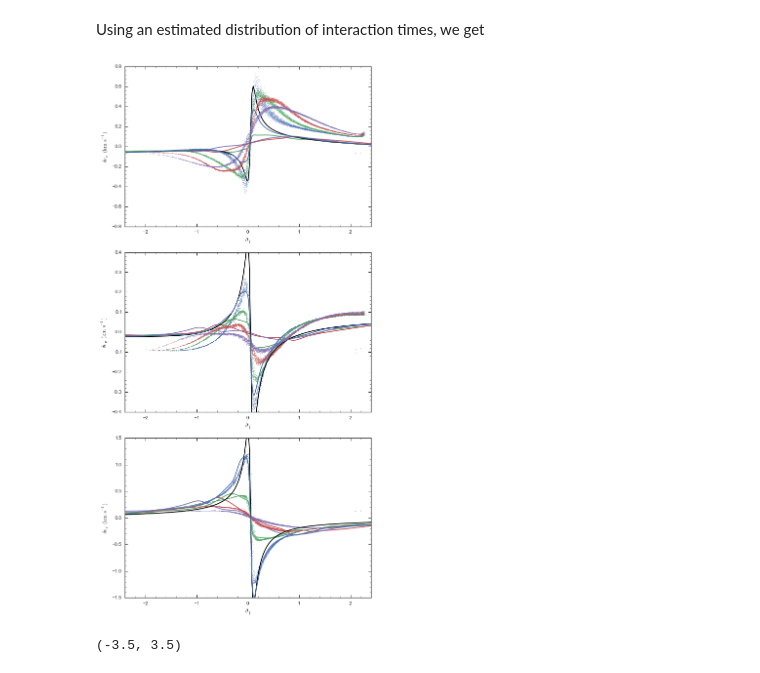
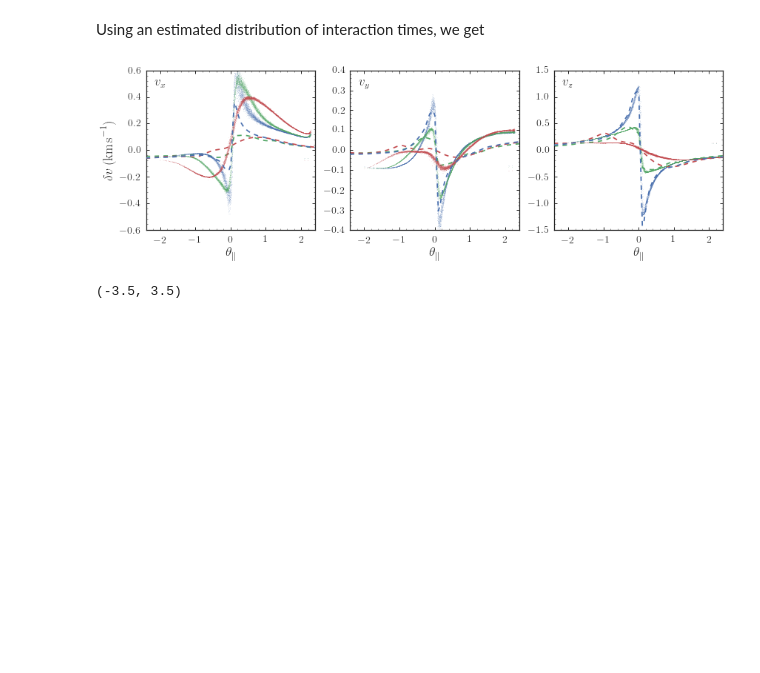
Before and after one commit to jobovy/stream-stream, a Jupyter notebook: py/SnapshotAnalysis.ipynb, the cells around one changed output. Cells and saved outputs as stored; diff of their text form; code cells hidden in the pictures; blank space fills up the shorter version.

```diff
--- a/py/SnapshotAnalysis.ipynb
+++ b/py/SnapshotAnalysis.ipynb
@@ -766,3 +723,5 @@ apar_gc= impact_apar+impact_Opar*t_gc
+# %%
+stream_orbit= calc_deltav.get_stream_orbit(snap_gc,apar)
 # %%
 try:
     reload(galpy.df_src.streamgapdf)
@@ -784,5 +743,10 @@ b, e= numpy.histogram(dt_0p5[True^numpy.isnan(dt_0p5)]-numpy.median(dt_0p5),bins
 tInterp_0p5= interpolate.UnivariateSpline(0.5*(numpy.roll(e,1)+e)[1:],b,k=3,s=0.01)
 GSigma_0p5= lambda t: 10.**-2./bovy_conversion.mass_in_1010msol(V0,R0)*tInterp_0p5(t)
+# %%
+GSigma_0p125= lambda t: 10.**-2./bovy_conversion.mass_in_1010msol(V0,R0)/5. if numpy.fabs(t) < 2.5 else 0.
+GSigma_0p25= lambda t: 10.**-2./bovy_conversion.mass_in_1010msol(V0,R0)/5. if numpy.fabs(t) < 2.5 else 0.
+GSigma_0p375= lambda t: 10.**-2./bovy_conversion.mass_in_1010msol(V0,R0)/7. if numpy.fabs(t) < 3.5 else 0.
+GSigma_0p5= lambda t: 10.**-2./bovy_conversion.mass_in_1010msol(V0,R0)/4. if numpy.fabs(t) < 2. else 0.
 # %%
 dv_def= galpy.df_src.streamgapdf.impulse_deltav_plummer_curvedstream(\
             v_gc,x_gc,0.,numpy.array([6.82200571,132.7700529,149.4174464])/V0,
@@ -796,14 +760,14 @@ dv_0p125= galpy.df_src.streamgapdf.impulse_deltav_plummerstream_curvedstream(\
             numpy.array([-13.500000,2.840000,-1.840000])/R0,
             numpy.array([stream_orbit.vx()[0],stream_orbit.vy()[0],stream_orbit.vz()]),
             GSigma_0p125,
-            .000625/R0,lp,-2.5,2.5)
+            .1/R0,lp,-2.5,2.5)
 # %%
 dv_0p25= galpy.df_src.streamgapdf.impulse_deltav_plummerstream_curvedstream(\
             v_gc,x_gc,t_gc,0.,numpy.array([6.82200571,132.7700529,149.4174464])/V0,
             numpy.array([-13.500000,2.840000,-1.840000])/R0,
             numpy.array([stream_orbit.vx()[0],stream_orbit.vy()[0],stream_orbit.vz()]),
             GSigma_0p25,
-            .000625/R0,lp,-2.5,2.5)
+            .1/R0,lp,-2.5,2.5)
 # %%
 dv_0p375= galpy.df_src.streamgapdf.impulse_deltav_plummerstream_curvedstream(\
             v_gc,x_gc,t_gc,0.,numpy.array([6.82200571,132.7700529,149.4174464])/V0,
@@ -821,61 +785,54 @@ dv_0p5= galpy.df_src.streamgapdf.impulse_deltav_plummerstream_curvedstream(\
 # %% [markdown]
 Using an estimated distribution of interaction times, we get
 # %%
-figsize(8,16)
-alpha= 0.3
-subplot(3,1,1)
+bovy_plot.bovy_print(axes_labelsize=18.,xtick_labelsize=14.,ytick_labelsize=14.)
+figsize(12,4)
+alpha= 0.1
+subplot(1,3,1)
 dv_0p125_tot= dv_0p125*0.6+0.4*dv_def
 dv_0p25_tot= dv_0p25*.7+0.1*dv_def
 bovy_plot.bovy_plot(apar_gc+2.4,dv_0p125_tot[:,0]*V0,
-                    color=sns.color_palette()[0],
+                    color=sns.color_palette()[0],ls='--',
                     xrange=[-2.4,2.4],
-                    yrange=[-.8,.8],
+                    yrange=[-.6,.6],
                     gcf=True,zorder=4,
                     xlabel=r'$\theta_\parallel$',
-                    ylabel=r'$\delta v_x\,(\mathrm{km\,s}^{-1})$')
-plot(apar_gc+2.4,dv_0p25_tot[:,0]*V0,color=sns.color_palette()[1])
-plot(apar_gc+2.4,dv_0p375[:,0]*V0,color=sns.color_palette()[2])
-plot(apar_gc+2.4,dv_0p5[:,0]*V0,color=sns.color_palette()[3])
-plot(apar_gc+2.4,dv_def[:,0]*V0,color='k')
+                    ylabel=r'$\delta v\,(\mathrm{km\,s}^{-1})$')
+bovy_plot.bovy_text(r'$v_x$',top_left=True,size=17.)
+plot(apar_gc+2.4,dv_0p25_tot[:,0]*V0,color=sns.color_palette()[1],ls='--')
+plot(apar_gc+2.4,dv_0p5[:,0]*V0,color=sns.color_palette()[2],ls='--',)
 plot(apar[indx]+2.4,snapvdiff_dm0p125[indx,0],',',color=sns.color_palette()[0],alpha=alpha)
 plot(apar[indx]+2.4,snapvdiff_dm0p25[indx,0],',',color=sns.color_palette()[1],alpha=alpha)
-plot(apar[indx]+2.4,snapvdiff_dm0p375[indx,0],',',color=sns.color_palette()[2],alpha=alpha)
-plot(apar[indx]+2.4,snapvdiff_dm0p5[indx,0],',',color=sns.color_palette()[3],alpha=alpha)
-subplot(3,1,2)
+plot(apar[indx]+2.4,snapvdiff_dm0p5[indx,0],',',color=sns.color_palette()[2],alpha=alpha)
+subplot(1,3,2)
 bovy_plot.bovy_plot(apar_gc+2.4,dv_0p125_tot[:,1]*V0,
-                    color=sns.color_palette()[0],
+                    color=sns.color_palette()[0],ls='--',
                     xrange=[-2.4,2.4],
                     yrange=[-.4,.4],
                     gcf=True,zorder=4,
-                    xlabel=r'$\theta_\parallel$',
-                    ylabel=r'$\delta v_y\,(\mathrm{km\,s}^{-1})$')
-plot(apar_gc+2.4,dv_0p25_tot[:,1]*V0,color=sns.color_palette()[1])
-plot(apar_gc+2.4,dv_0p375[:,1]*V0,color=sns.color_palette()[2])
-plot(apar_gc+2.4,dv_0p5[:,1]*V0,color=sns.color_palette()[3])
+                    xlabel=r'$\theta_\parallel$')
+bovy_plot.bovy_text(r'$v_y$',top_left=True,size=17.)
+plot(apar_gc+2.4,dv_0p25_tot[:,1]*V0,color=sns.color_palette()[1],ls='--')
+plot(apar_gc+2.4,dv_0p5[:,1]*V0,color=sns.color_palette()[2],ls='--')
 plot(apar[indx]+2.4,snapvdiff_dm0p125[indx,1],',',color=sns.color_palette()[0],alpha=alpha)
 plot(apar[indx]+2.4,snapvdiff_dm0p25[indx,1],',',color=sns.color_palette()[1],alpha=alpha)
-plot(apar[indx]+2.4,snapvdiff_dm0p375[indx,1],',',color=sns.color_palette()[2],alpha=alpha)
-plot(apar[indx]+2.4,snapvdiff_dm0p5[indx,1],',',color=sns.color_palette()[3],alpha=alpha)
-plot(apar_gc+2.4,dv_def[:,1]*V0,color='k')
-subplot(3,1,3)
+plot(apar[indx]+2.4,snapvdiff_dm0p5[indx,1],',',color=sns.color_palette()[2],alpha=alpha)
+subplot(1,3,3)
 bovy_plot.bovy_plot(apar_gc+2.4,dv_0p125_tot[:,2]*V0,
-                    color=sns.color_palette()[0],
+                    color=sns.color_palette()[0],ls='--',
                     xrange=[-2.4,2.4],
                     yrange=[-1.5,1.5],
                     gcf=True,zorder=4,
-                    xlabel=r'$\theta_\parallel$',
-                    ylabel=r'$\delta v_z\,(\mathrm{km\,s}^{-1})$')
-plot(apar_gc+2.4,dv_0p25_tot[:,2]*V0,color=sns.color_palette()[1])
-plot(apar_gc+2.4,dv_0p375[:,2]*V0,color=sns.color_palette()[2])
-plot(apar_gc+2.4,dv_0p5[:,2]*V0,color=sns.color_palette()[3])
-plot(apar[indx]+2.4,snapvdiff_dm0p125[indx,2],',',color=sns.color_palette()[0],alpha=alpha)
+                    xlabel=r'$\theta_\parallel$')
+bovy_plot.bovy_text(r'$v_z$',top_left=True,size=17.)
+plot(apar_gc+2.4,dv_0p25_tot[:,2]*V0,color=sns.color_palette()[1],ls='--')
+plot(apar_gc+2.4,dv_0p5[:,2]*V0,color=sns.color_palette()[2],ls='--')
+plot(apar[indx]+2.4,snapvdiff_dm0p125[indx,2],',',color=sns.color_palette()[0],alpha=alpha,zorder=1)
 plot(apar[indx]+2.4,snapvdiff_dm0p25[indx,2],',',color=sns.color_palette()[1],alpha=alpha)
-plot(apar[indx]+2.4,snapvdiff_dm0p375[indx,2],',',color=sns.color_palette()[2],alpha=alpha)
-plot(apar[indx]+2.4,snapvdiff_dm0p5[indx,2],',',color=sns.color_palette()[3],alpha=alpha)
-plot(apar_gc+2.4,dv_def[:,2]*V0/1.5,color='k')
+plot(apar[indx]+2.4,snapvdiff_dm0p5[indx,2],',',color=sns.color_palette()[2],alpha=alpha)
 tight_layout()
 # %% [output]
-[figure, old version]
+[figure, new version]
 # %%
 figsize(16,4)
 ts= numpy.linspace(-3.5,3.5,1001)
```
Also changed, not shown: parts of 33 cells of this notebook.
